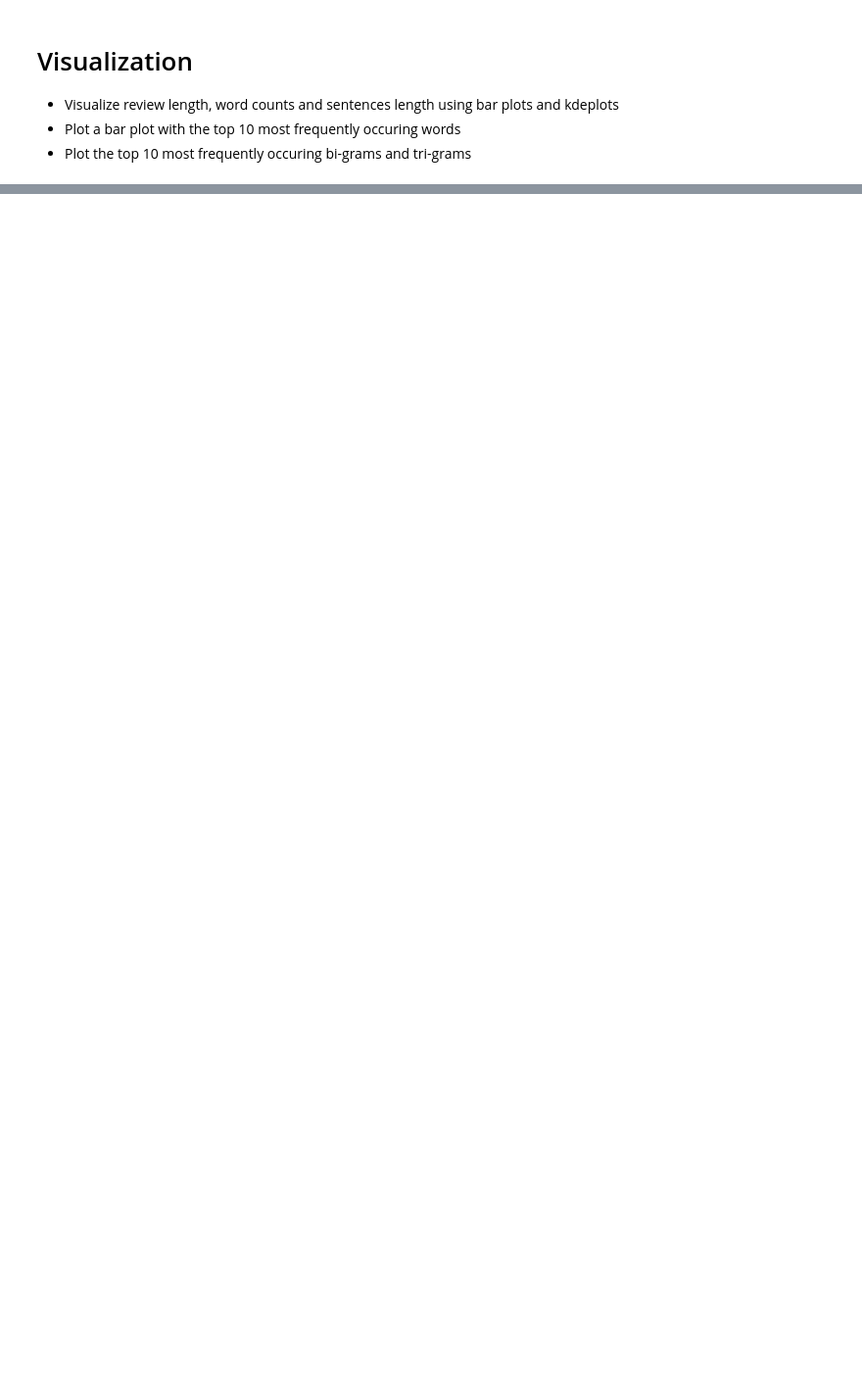
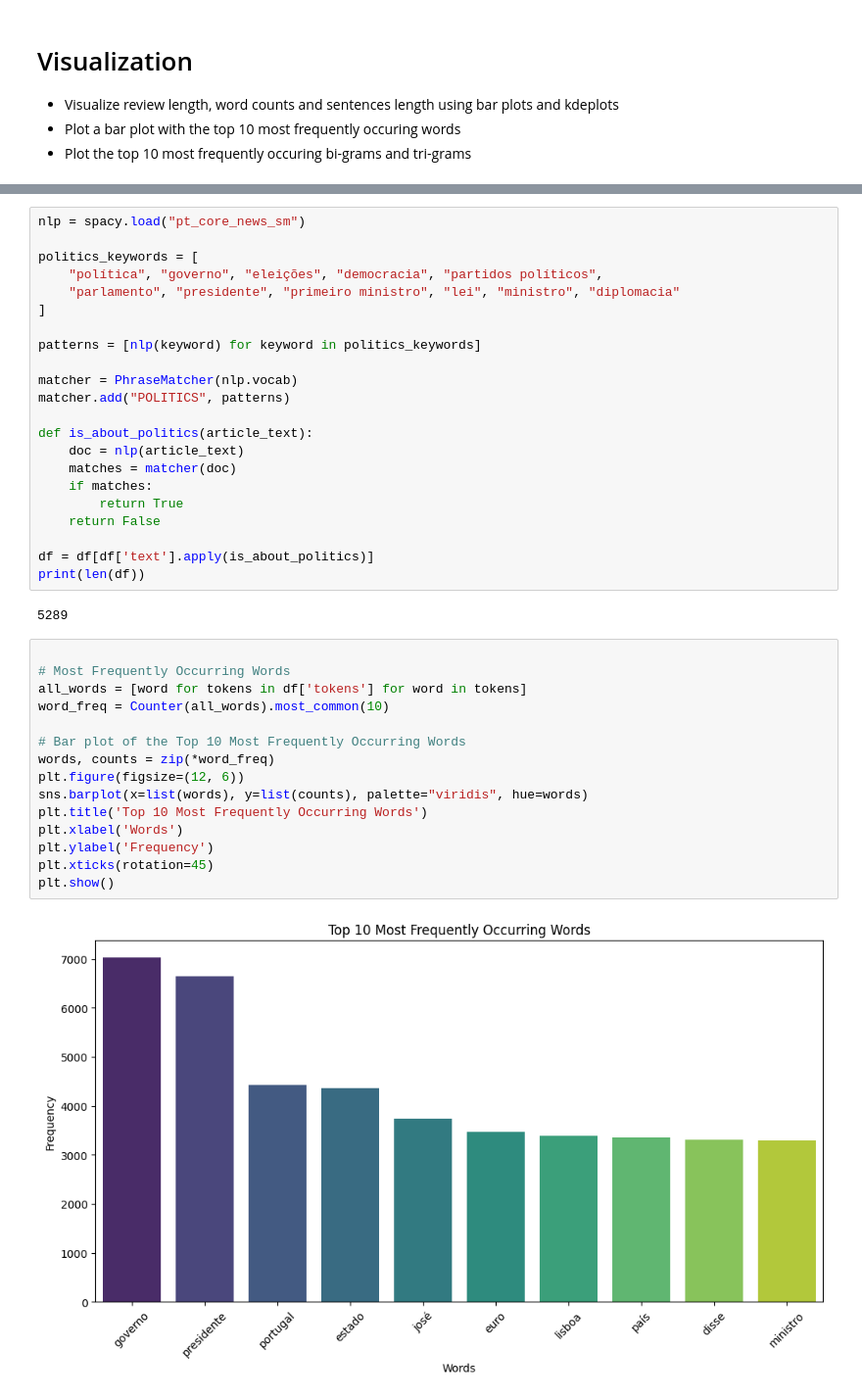
Before and after one commit to Duart3x/News-Classifier, a Jupyter notebook: EDA.ipynb, the cells around one changed output, grey strips where cells are left out. Shown at 98% size. Saved outputs shown, nothing was run; the diff lists cells and outputs as text; blank space fills up the shorter version.

```diff
--- a/EDA.ipynb
+++ b/EDA.ipynb
@@ -184,0 +287,41 @@ Passing `palette` without assigning `hue` is deprecated and will be removed in v
+# %%
+nlp = spacy.load("pt_core_news_sm")
+
+politics_keywords = [
+    "política", "governo", "eleições", "democracia", "partidos políticos",
+    "parlamento", "presidente", "primeiro ministro", "lei", "ministro", "diplomacia"
+]
+
+patterns = [nlp(keyword) for keyword in politics_keywords]
+
+matcher = PhraseMatcher(nlp.vocab)
+matcher.add("POLITICS", patterns)
+
+def is_about_politics(article_text):
+    doc = nlp(article_text)
+    matches = matcher(doc)
+    if matches:
+        return True
+    return False
+
+df = df[df['text'].apply(is_about_politics)]
+print(len(df))
+# %% [output]
+5289
+# %%
+
+# Most Frequently Occurring Words
+all_words = [word for tokens in df['tokens'] for word in tokens]
+word_freq = Counter(all_words).most_common(10)
+
+# Bar plot of the Top 10 Most Frequently Occurring Words
+words, counts = zip(*word_freq)
+plt.figure(figsize=(12, 6))
+sns.barplot(x=list(words), y=list(counts), palette="viridis", hue=words)
+plt.title('Top 10 Most Frequently Occurring Words')
+plt.xlabel('Words')
+plt.ylabel('Frequency')
+plt.xticks(rotation=45)
+plt.show()
+# %% [output]
+[figure, added]
```
Also changed, not shown: parts of 18 cells of this notebook, 2 other files.
